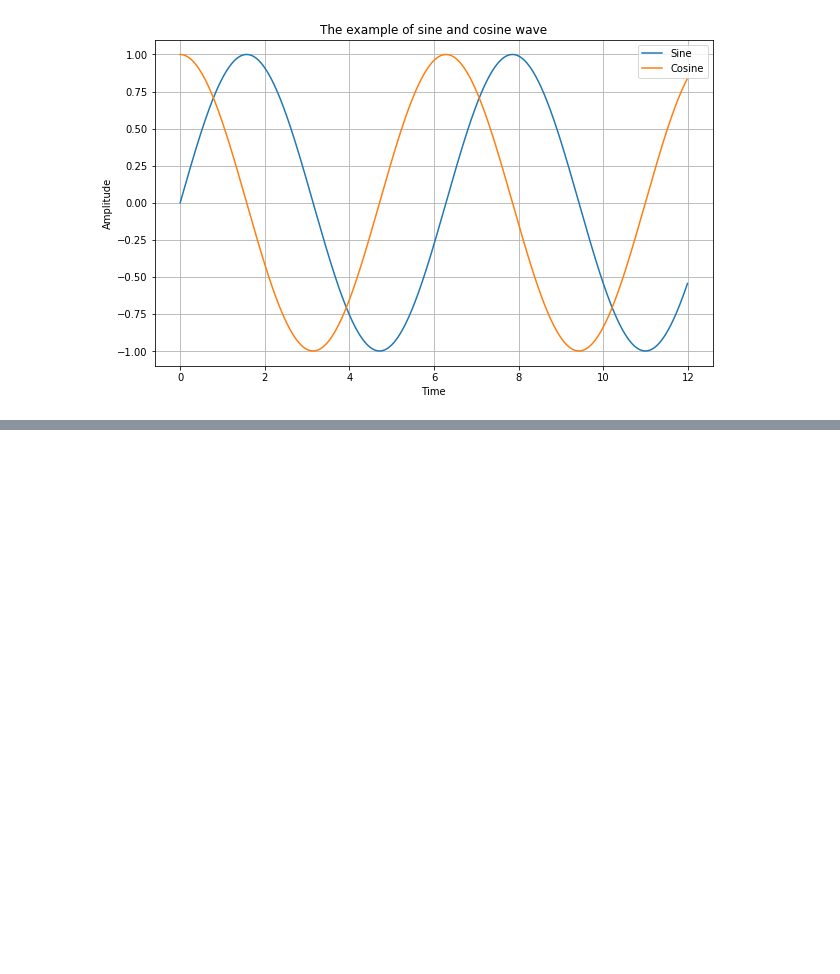
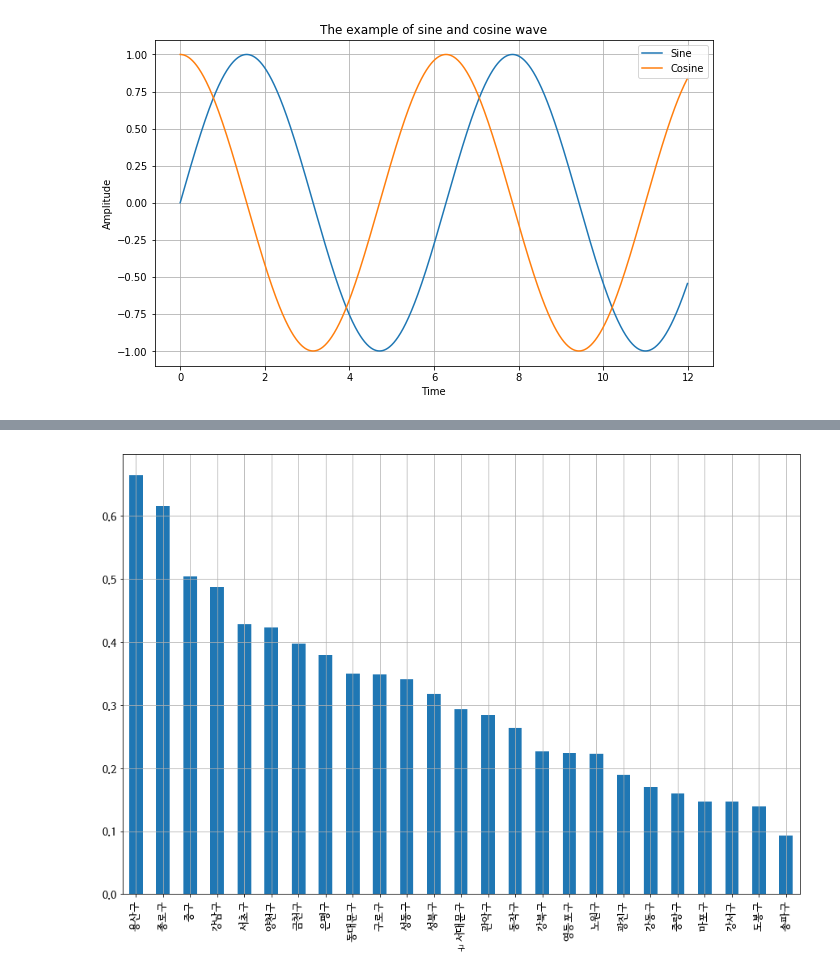
Before and after one commit to Plentir/Python_sync, a Jupyter notebook: 파이썬 머슬캠프/DataFile/source_code/1일차_강의_Excel.ipynb, the cells around one changed output, grey strips where cells are left out. Saved outputs shown, nothing was run; the diff lists cells and outputs as text; code cells hidden in the pictures; blank space fills up the shorter version.

```diff
--- a/파이썬 머슬캠프/DataFile/source_code/1일차_강의_Excel.ipynb
+++ b/파이썬 머슬캠프/DataFile/source_code/1일차_강의_Excel.ipynb
@@ -233,9 +385,11 @@ plt.show()
 # %%
 data_result["CCTV 비율"] = data_result["소계"] / data_result["인구 수"] * 100  # 데이터에 열 추가.
 
-data_result["CCTV 비율"].sort_values(ascending = False).plot(kind = "bar", grid = True, figsize = (15, 10))  # 앞에서 추가한 열을 기준으로 정렬.
+data_result["CCTV 비율"].sort_values(ascending = False).plot(kind = "bar", grid = True, fontsize = 14, figsize = (15, 10))  # 앞에서 추가한 열을 기준으로 정렬.
 
 plt.show()
+# %% [output]
+[figure, added]
 # %%
 plt.figure(figsize = (6, 6))
 
```
Also changed, not shown: parts of 36 cells of this notebook, 11 other files.
